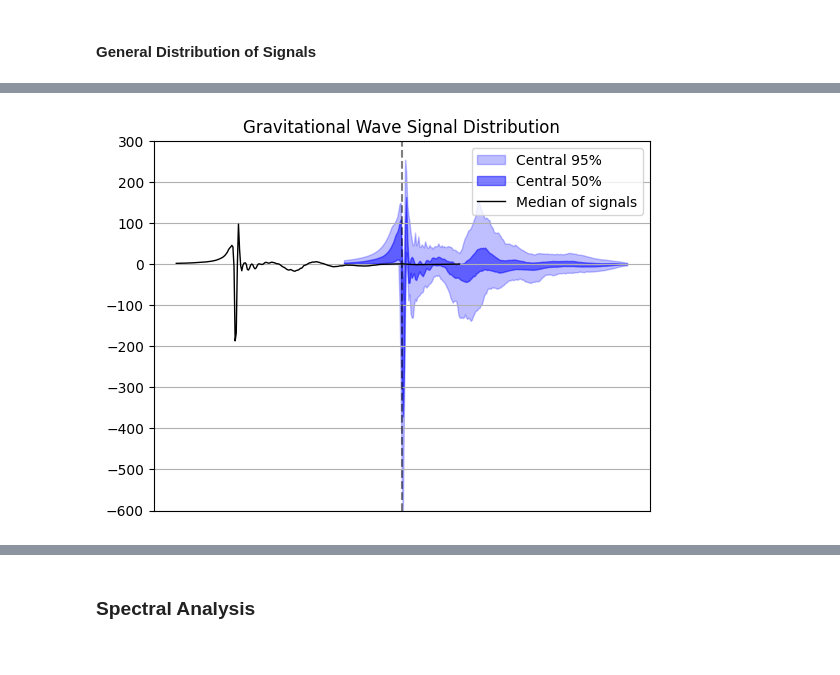
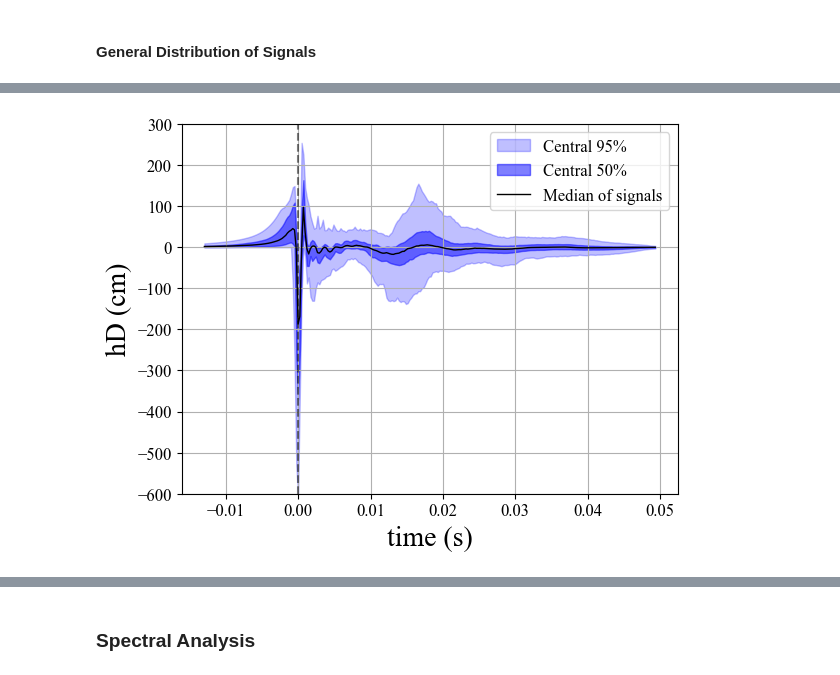
Before and after one commit to the-tarin/gw-generative-models, a Jupyter notebook: analysis/signal_analysis.ipynb, the cells around one changed output, grey strips where cells are left out. Drawn from its saved outputs; the diff is of its cells as text; code cells hidden in the pictures.

```diff
--- a/analysis/signal_analysis.ipynb
+++ b/analysis/signal_analysis.ipynb
@@ -179,32 +87,46 @@ plt.show()
 # %%
+# Set font size globally for all plots
+plt.rcParams.update({
+    'font.size': 12,
+    'font.family': 'serif',
+    'font.serif': ['Times New Roman']
+})
+
 # Compute median of signals
 median_line = gw_df.median(axis=1)
+
+# Transform x values
+x = [i / 4096 for i in range(0, 256)]
+x = [value - (53/4096) for value in x]
 
 # Compute central 95% interval
 percentile_2_5 = gw_df.quantile(0.025, axis=1)
 percentile_97_5 = gw_df.quantile(0.975, axis=1)
-plt.fill_between(median_line.index, percentile_2_5, percentile_97_5, color='blue', alpha=0.25, label='Central 95%')
+plt.fill_between(x, percentile_2_5, percentile_97_5, color='blue', alpha=0.25, label='Central 95%')
 
 # Compute central 50% interval
 percentile_25 = gw_df.quantile(0.25, axis=1)
 percentile_75 = gw_df.quantile(0.75, axis=1)
-plt.fill_between(median_line.index, percentile_25, percentile_75, color='blue', alpha=0.5, label='Central 50%')
+plt.fill_between(x, percentile_25, percentile_75, color='blue', alpha=0.5, label='Central 50%')
 
 plt.plot(x, median_line.values, color='k', linestyle='-', linewidth=1, alpha=1.0, label='Median of signals')
 
 # The core bounce is at n = 203
-plt.axvline(x=203, color='black', linestyle='--', alpha=0.5)
+plt.axvline(x=0, color='black', linestyle='--', alpha=0.5)
+
+# Set the same y-axis limits
 plt.ylim(-600, 300)
+
+# Set the same x-axis labels and title
+plt.xlabel('time (s)', size=20)
+plt.ylabel('hD (cm)', size=20)
+# plt.title('Generated Stellar Core-Collapse Wave Signal Distribution', size=20)
 
 plt.grid(True)
 
-plt.title('Gravitational Wave Signal Distribution')
 plt.legend()
-
-# Disable x-axis ticks
-plt.xticks([])
-
-# plt.savefig('../plots/original_signal_distribution.png')
+# Save the figure
+plt.savefig('../plots/original_signal_distribution_1684.png')
 plt.show()
 # %% [output]
-[figure, old version]
+[figure, new version]
```
Also changed, not shown: parts of 19 cells of this notebook, 3 other files.
